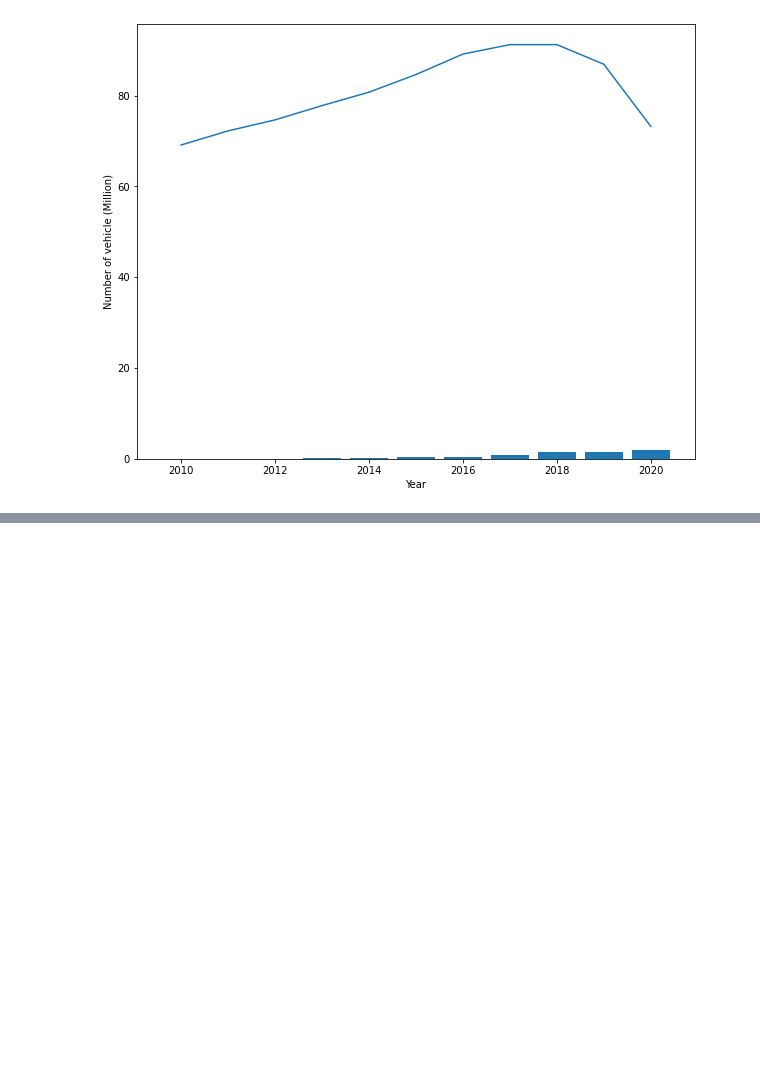
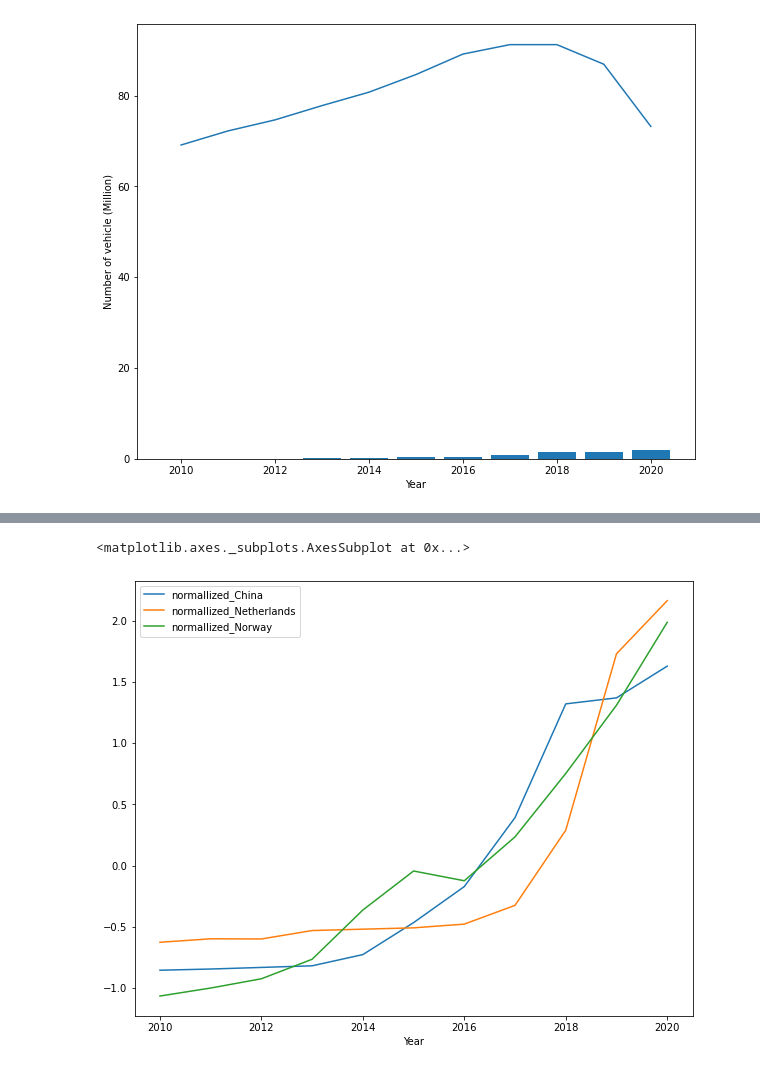
Before and after one commit to Kongfufack/Project_1_EV, a Jupyter notebook: EV_Market_Analysis.ipynb, the cells around one changed output, grey strips where cells are left out. Cells and saved outputs as stored; diff of their text form; code cells hidden in the pictures; blank space fills up the shorter version.

```diff
--- a/EV_Market_Analysis.ipynb
+++ b/EV_Market_Analysis.ipynb
@@ -128,0 +150,4 @@ plt.show()
+# %%
+# Remove commas from Netherlands colume and change type to float
+combined_df["Netherlands"]=combined_df["Netherlands"].str.replace(',','')
+combined_df["Netherlands"]=combined_df["Netherlands"].astype(float)
@@ -128,0 +236,6 @@ plt.show()
+# %%
+# Normalization of other countries
+combined_df["normalized_China"] = z_normal(combined_df["China"])
+combined_df["normalized_Netherlands"] = z_normal(combined_df["Netherlands"])
+combined_df["normalized_Norway"] = z_normal(combined_df["Norway"])
+combined_df.head()
@@ -128,0 +249,8 @@ plt.show()
+# %%
+combined_df = combined_df[["Year","normalized_China","normalized_Netherlands","normalized_Norway"]]
+combined_df = combined_df.set_index(["Year"])
+# %%
+combined_df.plot(figsize=(10,8))
+# %% [output]
+<matplotlib.axes._subplots.AxesSubplot at 0x...>
+[figure, added]
```
Also changed, not shown: parts of 15 cells of this notebook.
